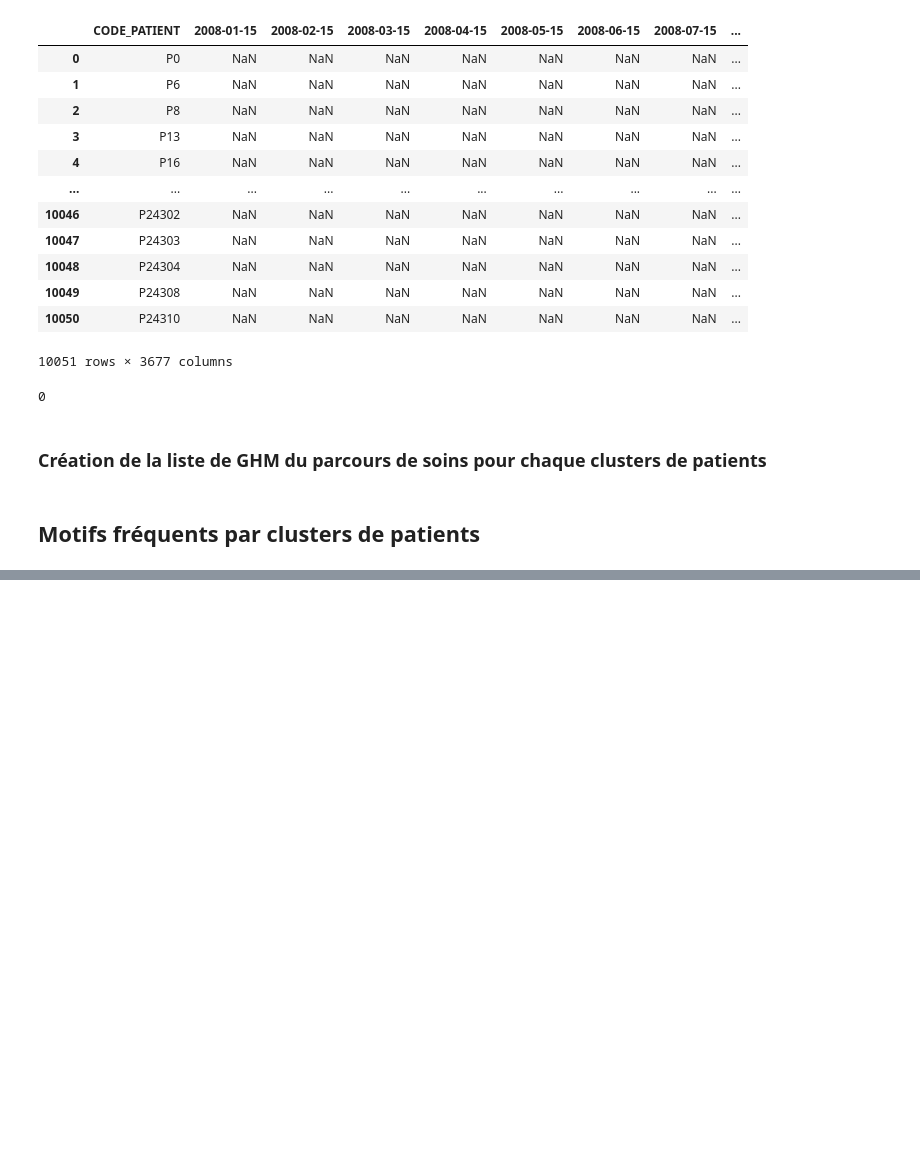
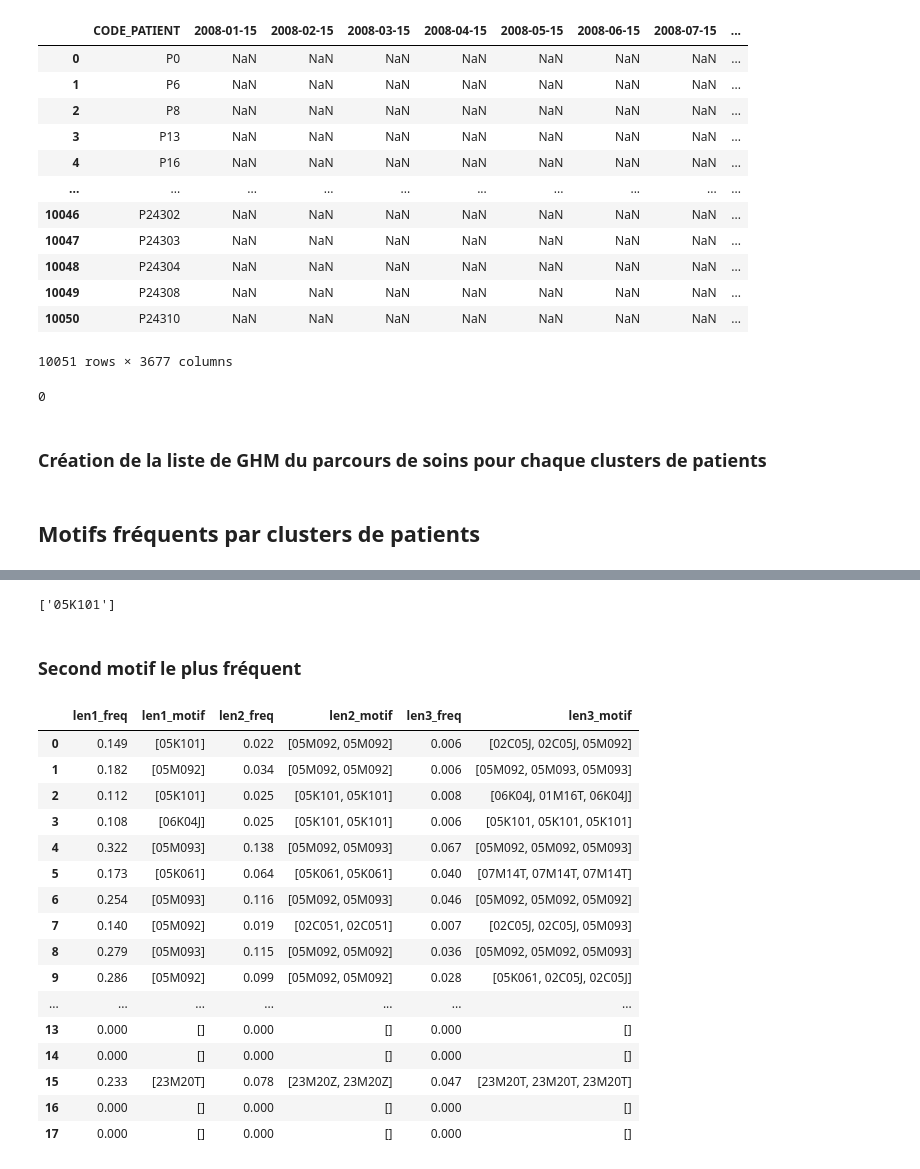
Before and after one commit to Kirscher/TextMining_Parcours_de_soin, a Jupyter notebook: text_mining/PrefixSpan_sur_clusters.ipynb, the cells around one changed output, grey strips where cells are left out. Drawn from its saved outputs; the diff is of its cells as text; code cells hidden in the pictures; blank space fills up the shorter version.

```diff
--- a/text_mining/PrefixSpan_sur_clusters.ipynb
+++ b/text_mining/PrefixSpan_sur_clusters.ipynb
@@ -169,0 +123,47 @@ results2
+# %%
+ps = PrefixSpan(dico["Cluster 0"])
+ps.topk(k=2)[1][1]
+# %% [output]
+['05K101']
+# %% [markdown]
+### Second motif le plus fréquent
+# %%
+top2_freq=[]
+top2_motif=[]
+
+results_top2=pd.DataFrame()
+for length in range(1,4):
+  for cluster_p in range(18):
+    ps = PrefixSpan(dico[f"Cluster {cluster_p}"])
+    ps.minlen = length
+    if ps.topk(k=1) != [] :
+      effectif_cluster = (p_soins.cluster==cluster_p).sum()
+      top2_freq.append(round(ps.topk(k=2)[1][0]/effectif_cluster,3))
+      top2_motif.append(ps.topk(k=2)[1][1])
+    else:
+      top2_freq.append(0)
+      top2_motif.append([])
+  results_top2[f"len{length}_freq"]=top2_freq
+  results_top2[f"len{length}_motif"]=top2_motif
+  top2_freq=[]
+  top2_motif=[]
+# %%
+results_top2
+# %% [output]
+|  | len1_freq | len1_motif | len2_freq | len2_motif | len3_freq | len3_motif |
+| 0 | 0.149 | [05K101] | 0.022 | [05M092, 05M092] | 0.006 | [02C05J, 02C05J, 05M092] |
+| 1 | 0.182 | [05M092] | 0.034 | [05M092, 05M092] | 0.006 | [05M092, 05M093, 05M093] |
+| 2 | 0.112 | [05K101] | 0.025 | [05K101, 05K101] | 0.008 | [06K04J, 01M16T, 06K04J] |
+| 3 | 0.108 | [06K04J] | 0.025 | [05K101, 05K101] | 0.006 | [05K101, 05K101, 05K101] |
+| 4 | 0.322 | [05M093] | 0.138 | [05M092, 05M093] | 0.067 | [05M092, 05M092, 05M093] |
+| 5 | 0.173 | [05K061] | 0.064 | [05K061, 05K061] | 0.040 | [07M14T, 07M14T, 07M14T] |
+| 6 | 0.254 | [05M093] | 0.116 | [05M092, 05M093] | 0.046 | [05M092, 05M092, 05M092] |
+| 7 | 0.140 | [05M092] | 0.019 | [02C051, 02C051] | 0.007 | [02C05J, 02C05J, 05M093] |
+| 8 | 0.279 | [05M093] | 0.115 | [05M092, 05M092] | 0.036 | [05M092, 05M092, 05M093] |
+| 9 | 0.286 | [05M092] | 0.099 | [05M092, 05M092] | 0.028 | [05K061, 02C05J, 02C05J] |
+| ... | ... | ... | ... | ... | ... | ... |
+| 13 | 0.000 | [] | 0.000 | [] | 0.000 | [] |
+| 14 | 0.000 | [] | 0.000 | [] | 0.000 | [] |
+| 15 | 0.233 | [23M20T] | 0.078 | [23M20Z, 23M20Z] | 0.047 | [23M20T, 23M20T, 23M20T] |
+| 16 | 0.000 | [] | 0.000 | [] | 0.000 | [] |
+| 17 | 0.000 | [] | 0.000 | [] | 0.000 | [] |
```
Also changed, not shown: parts of 17 cells of this notebook.
